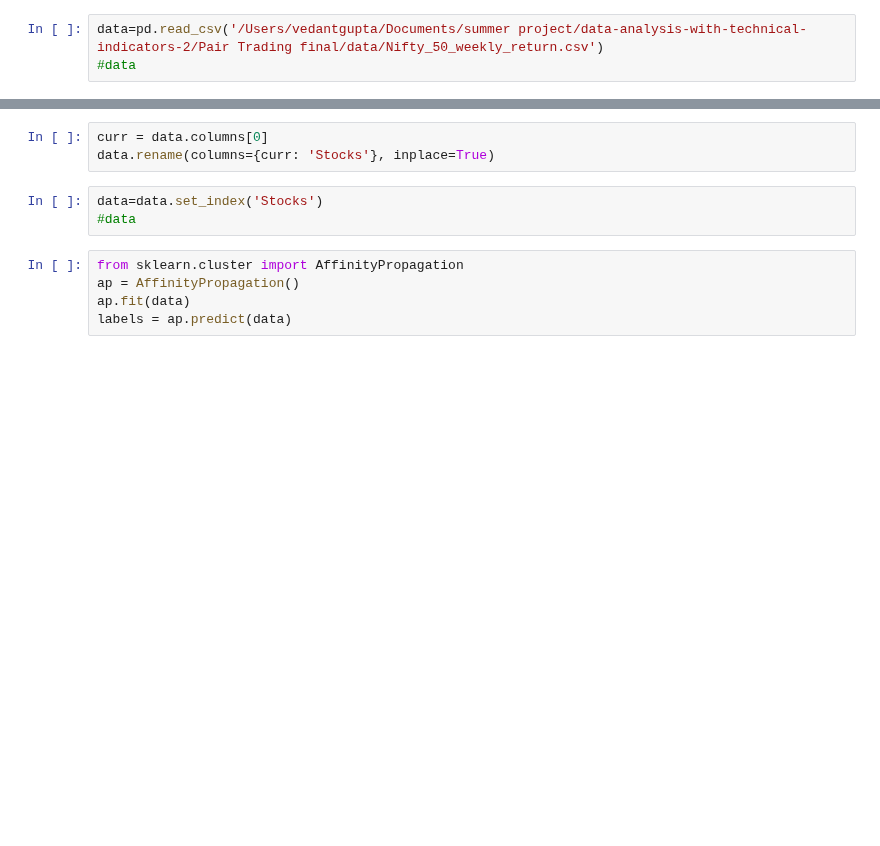
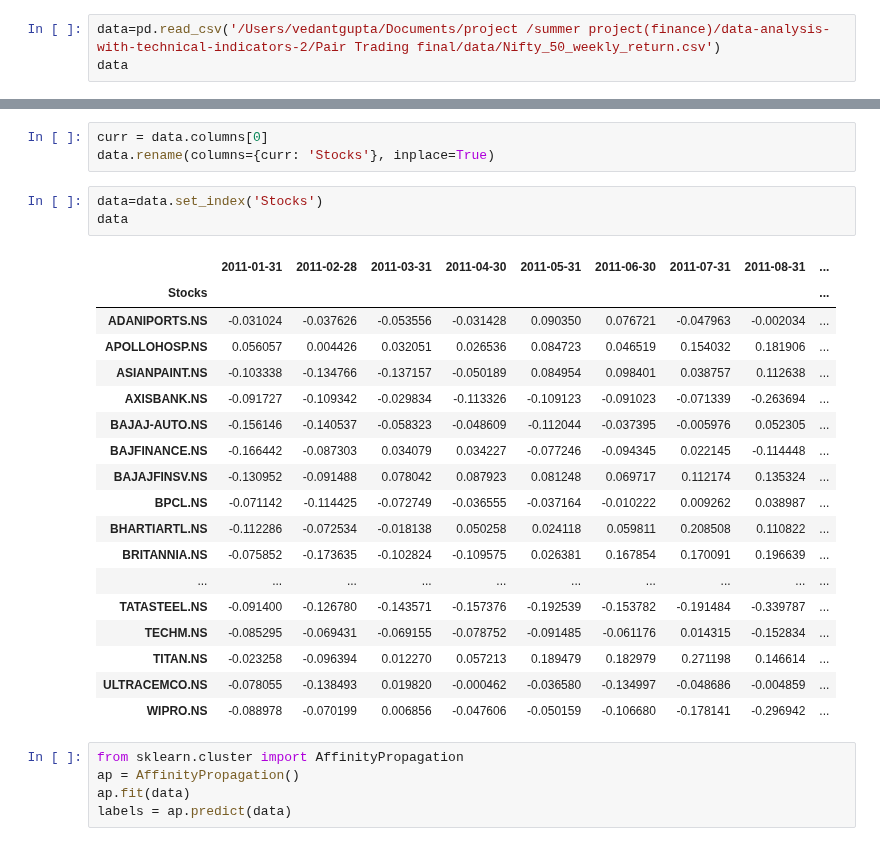
Before and after one commit to vedant2423/data-analysis-with-technical-indicators, a Jupyter notebook: Pair Trading final/notebooks/affinity_prop.ipynb, the cells around one changed output, grey strips where cells are left out. Saved outputs shown, nothing was run; the diff lists cells and outputs as text; blank space fills up the shorter version.

```diff
--- a/Pair Trading final/notebooks/affinity_prop.ipynb
+++ b/Pair Trading final/notebooks/affinity_prop.ipynb
@@ -2,5 +2,5 @@
 import numpy as np
 import pandas as pd
 # %%
-data=pd.read_csv('/Users/vedantgupta/Documents/summer project/data-analysis-with-technical-indicators-2/Pair Trading final/data/Nifty_50_weekly_return.csv')
-#data
+data=pd.read_csv('/Users/vedantgupta/Documents/project /summer project(finance)/data-analysis-with-technical-indicators-2/Pair Trading final/data/Nifty_50_weekly_return.csv')
+data
@@ -9,7 +27,26 @@ curr = data.columns[0]
 data.rename(columns={curr: 'Stocks'}, inplace=True)
 # %%
 data=data.set_index('Stocks')
-#data
+data
+# %% [output]
+|  | 2011-01-31 | 2011-02-28 | 2011-03-31 | 2011-04-30 | 2011-05-31 | 2011-06-30 | 2011-07-31 | 2011-08-31 | ... |
+| Stocks |  |  |  |  |  |  |  |  | ... |
+| ADANIPORTS.NS | -0.031024 | -0.037626 | -0.053556 | -0.031428 | 0.090350 | 0.076721 | -0.047963 | -0.002034 | ... |
+| APOLLOHOSP.NS | 0.056057 | 0.004426 | 0.032051 | 0.026536 | 0.084723 | 0.046519 | 0.154032 | 0.181906 | ... |
+| ASIANPAINT.NS | -0.103338 | -0.134766 | -0.137157 | -0.050189 | 0.084954 | 0.098401 | 0.038757 | 0.112638 | ... |
+| AXISBANK.NS | -0.091727 | -0.109342 | -0.029834 | -0.113326 | -0.109123 | -0.091023 | -0.071339 | -0.263694 | ... |
+| BAJAJ-AUTO.NS | -0.156146 | -0.140537 | -0.058323 | -0.048609 | -0.112044 | -0.037395 | -0.005976 | 0.052305 | ... |
+| BAJFINANCE.NS | -0.166442 | -0.087303 | 0.034079 | 0.034227 | -0.077246 | -0.094345 | 0.022145 | -0.114448 | ... |
+| BAJAJFINSV.NS | -0.130952 | -0.091488 | 0.078042 | 0.087923 | 0.081248 | 0.069717 | 0.112174 | 0.135324 | ... |
+| BPCL.NS | -0.071142 | -0.114425 | -0.072749 | -0.036555 | -0.037164 | -0.010222 | 0.009262 | 0.038987 | ... |
+| BHARTIARTL.NS | -0.112286 | -0.072534 | -0.018138 | 0.050258 | 0.024118 | 0.059811 | 0.208508 | 0.110822 | ... |
+| BRITANNIA.NS | -0.075852 | -0.173635 | -0.102824 | -0.109575 | 0.026381 | 0.167854 | 0.170091 | 0.196639 | ... |
+| ... | ... | ... | ... | ... | ... | ... | ... | ... | ... |
+| TATASTEEL.NS | -0.091400 | -0.126780 | -0.143571 | -0.157376 | -0.192539 | -0.153782 | -0.191484 | -0.339787 | ... |
+| TECHM.NS | -0.085295 | -0.069431 | -0.069155 | -0.078752 | -0.091485 | -0.061176 | 0.014315 | -0.152834 | ... |
+| TITAN.NS | -0.023258 | -0.096394 | 0.012270 | 0.057213 | 0.189479 | 0.182979 | 0.271198 | 0.146614 | ... |
+| ULTRACEMCO.NS | -0.078055 | -0.138493 | 0.019820 | -0.000462 | -0.036580 | -0.134997 | -0.048686 | -0.004859 | ... |
+| WIPRO.NS | -0.088978 | -0.070199 | 0.006856 | -0.047606 | -0.050159 | -0.106680 | -0.178141 | -0.296942 | ... |
 # %%
 from sklearn.cluster import AffinityPropagation
 ap = AffinityPropagation()
```
Also changed, not shown: parts of 2 cells of this notebook, 3 other files.
